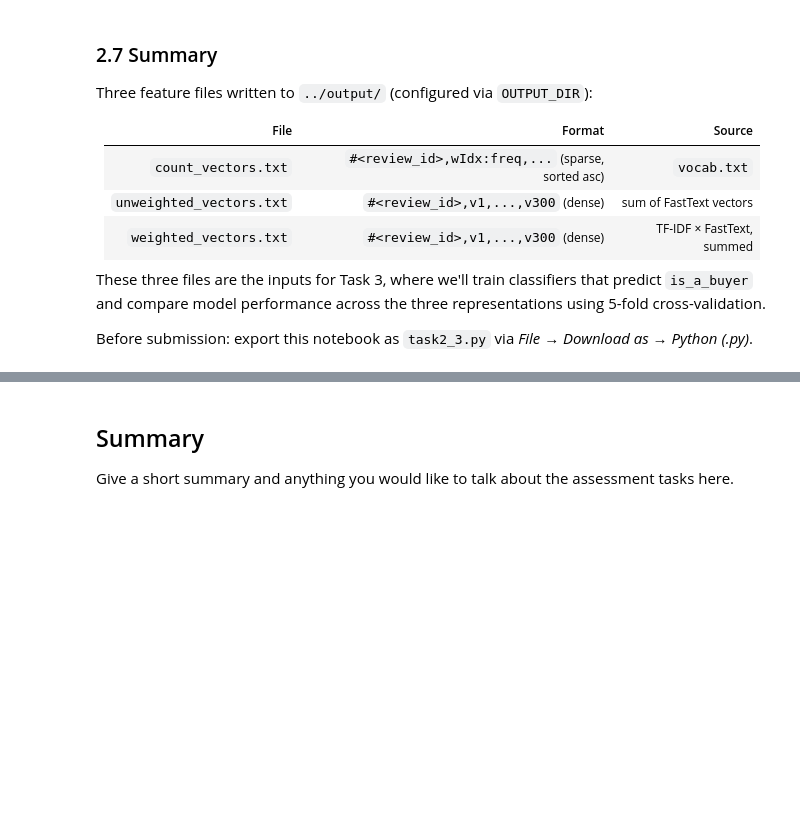
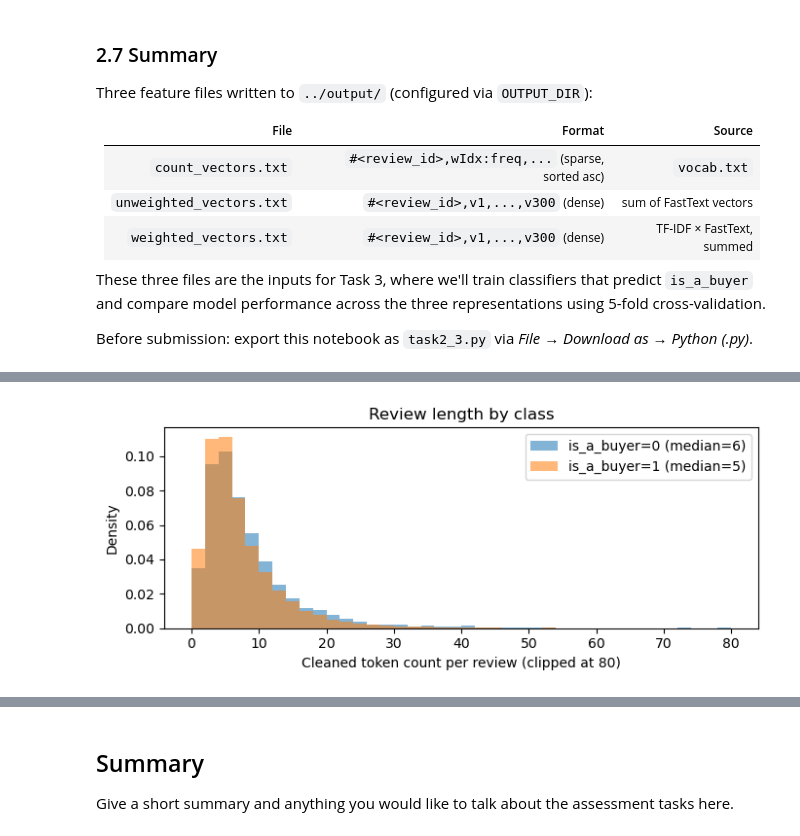
Before and after one commit to Kyle8Bits/APDS_Milestone, a Jupyter notebook: data/task2_3.ipynb, the cells around one changed output, grey strips where cells are left out. Cells and saved outputs as stored; diff of their text form; code cells hidden in the pictures; blank space fills up the shorter version.

```diff
--- a/data/task2_3.ipynb
+++ b/data/task2_3.ipynb
@@ -498,0 +534,14 @@ print(q2_df.to_string(index=False))
+# %%
+# 3. Review-length distribution per class — does writing length itself signal buying intent?
+df["_text_len"] = df["review_text"].str.split().str.len().fillna(0).astype(int)
+
+fig, ax = plt.subplots(figsize=(7, 3))
+for label, sub in df.groupby("is_a_buyer"):
+    ax.hist(sub["_text_len"].clip(upper=80), bins=40, alpha=0.55,
+            label=f"is_a_buyer={label} (median={sub['_text_len'].median():.0f})", density=True)
+ax.set_xlabel("Cleaned token count per review (clipped at 80)")
+ax.set_ylabel("Density"); ax.legend(); ax.set_title("Review length by class")
+plt.tight_layout(); plt.show()
+df.drop(columns=["_text_len"], inplace=True)
+# %% [output]
+[figure, added]
```
Also changed, not shown: parts of 36 cells of this notebook, 2 other files.
